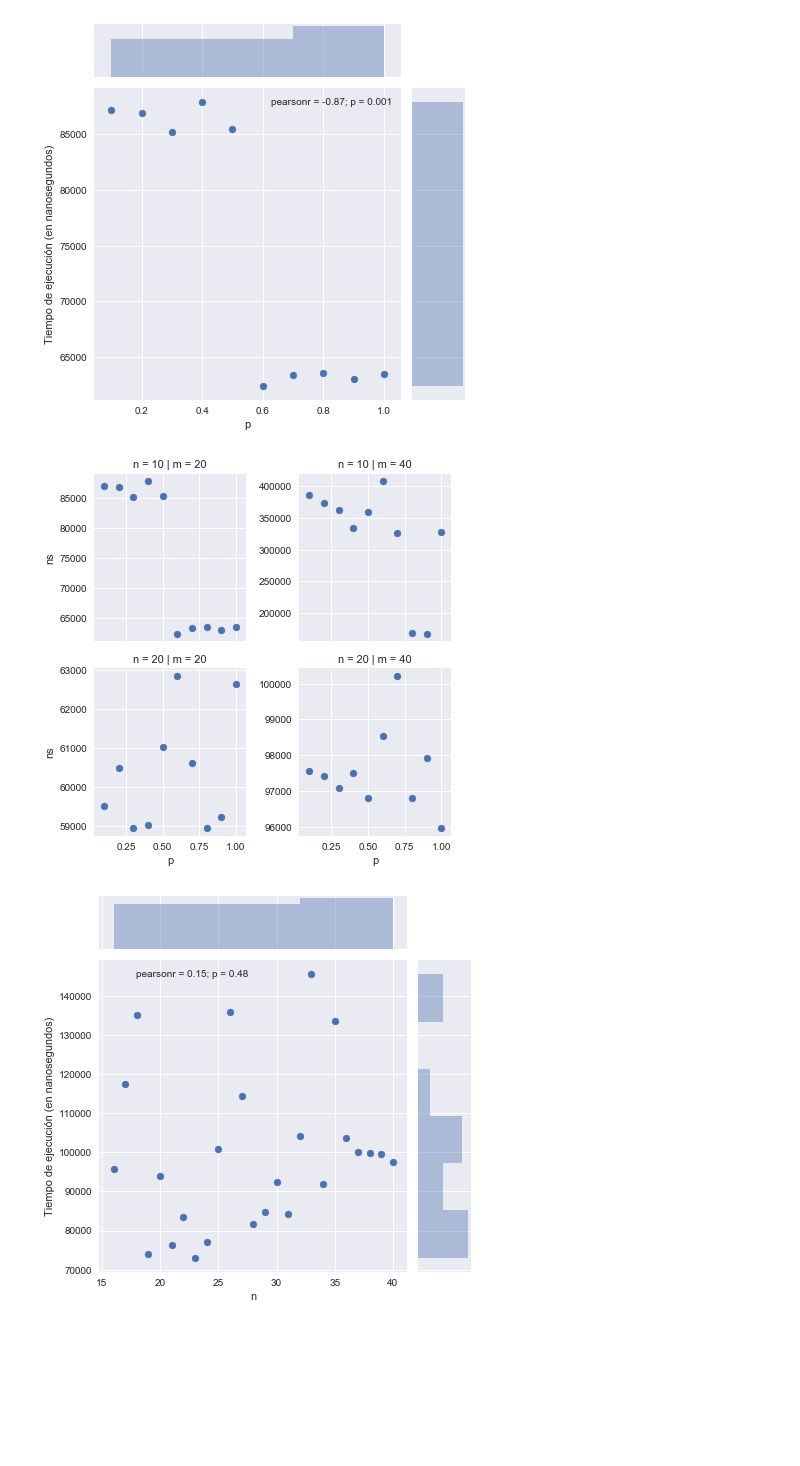
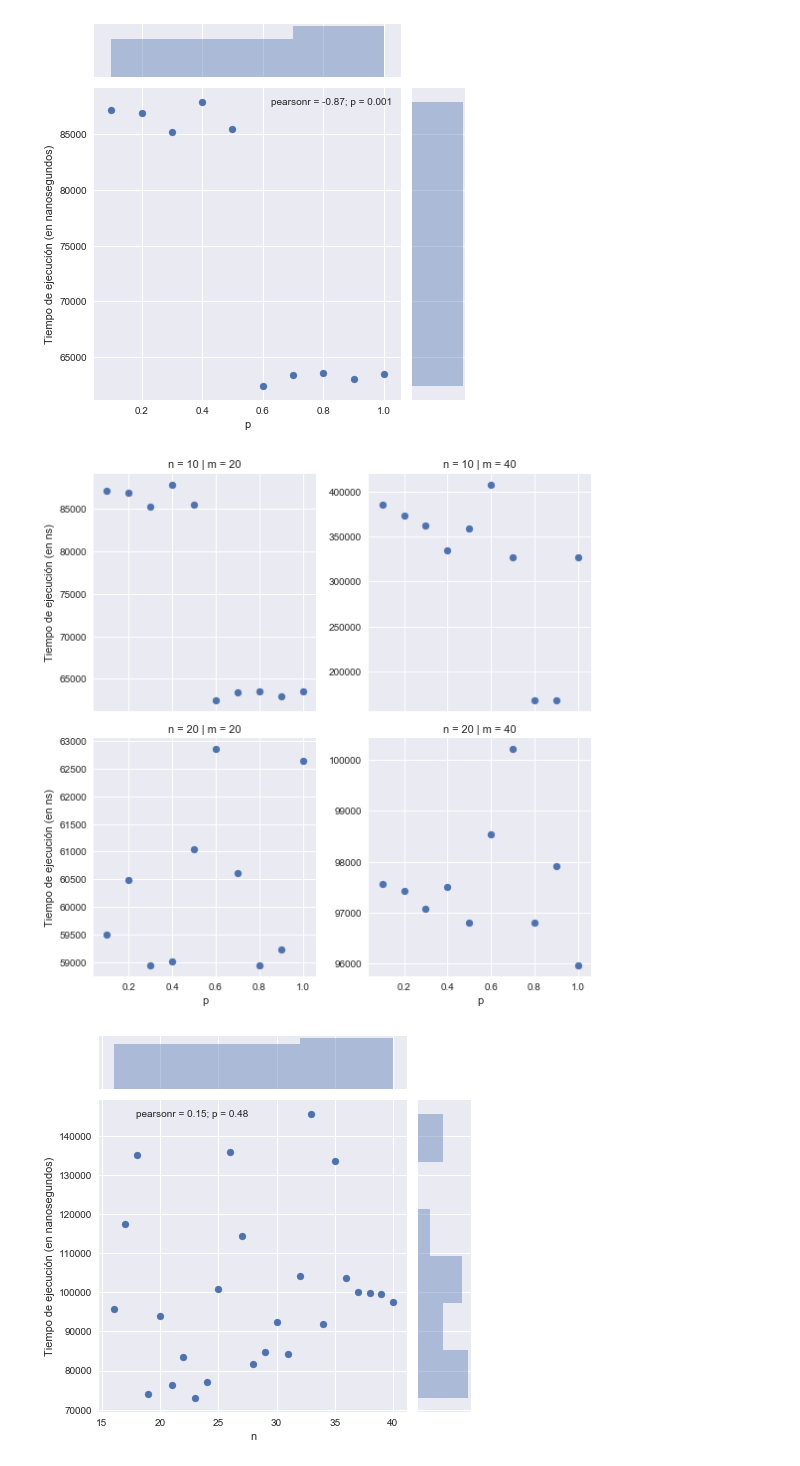
Before and after one commit to ZebaSz/algo3-tp3, a Jupyter notebook: informe/data/Algo3-TP3.ipynb, the cells around one changed output. Cells and saved outputs as stored; diff of their text form; code cells hidden in the pictures; blank space fills up the shorter version.

```diff
--- a/informe/data/Algo3-TP3.ipynb
+++ b/informe/data/Algo3-TP3.ipynb
@@ -91,6 +161,12 @@ dfGraspP = pd.read_csv('grasp-p.csv')
 dfGraspP = dfGraspP.groupby([n, m, "p", "it"]).min().reset_index()
 dfGrasp = pd.read_csv('grasp.csv')
 dfGrasp = dfGrasp.groupby([n, m, "p", "it"]).min().reset_index()
+
+p = "p"
+it = "it"
+diff = "diff"
+
+diferencias = "Diferencia vs respuesta exacta"
 # %%
 dfGraspA = dfGraspIt[(dfGraspIt.n == 10) & (dfGraspIt.m == 20)
                      & (dfGraspIt.p == 0.5) & (dfGraspIt.it > 0)]
@@ -117,20 +193,22 @@ plt.show()
 # %%
 dfGraspC = dfGraspP[((dfGraspP.n == 10) | (dfGraspP.n == 20))
                     & ((dfGraspP.m == 20) | (dfGraspP.m == 40))
                     & (dfGraspP.p > 0)]
 
 g = sns.FacetGrid(
     col=m,
     row=n,
     data=dfGraspC,
-    sharey=False
+    sharey=False,
+    size=4
 )
 
-g.map(plt.scatter, "p", ns)
+g.map(plt.scatter, p, ns)
+g.set_ylabels("Tiempo de ejecución (en ns)")
 
 plt.show()
 # %% [output]
-[figure, old version]
+[figure, new version]
 # %%
 dfGraspD = dfGrasp[(dfGrasp.n > 15) & (dfGrasp.m == 40) & (dfGrasp.p == 0.5) & (dfGrasp.it == 1)]
 
```
Also changed, not shown: parts of 14 cells of this notebook, 13 other files.
